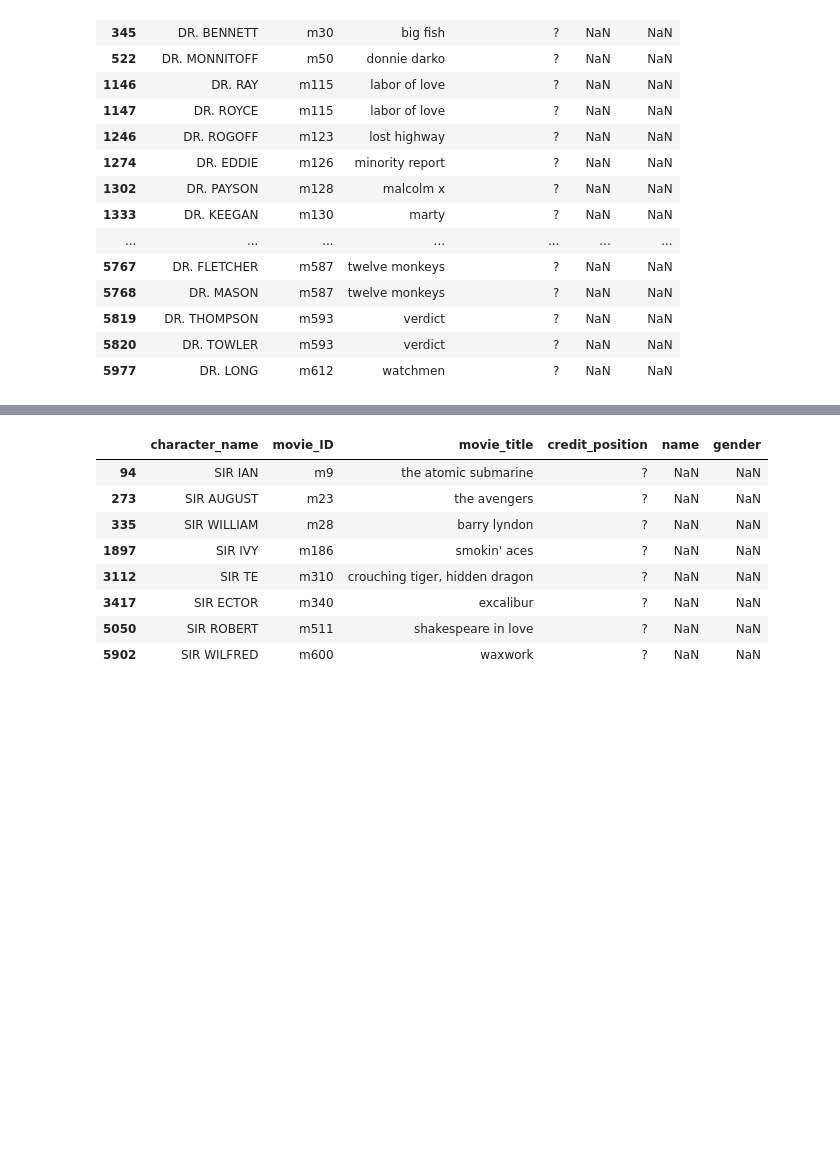
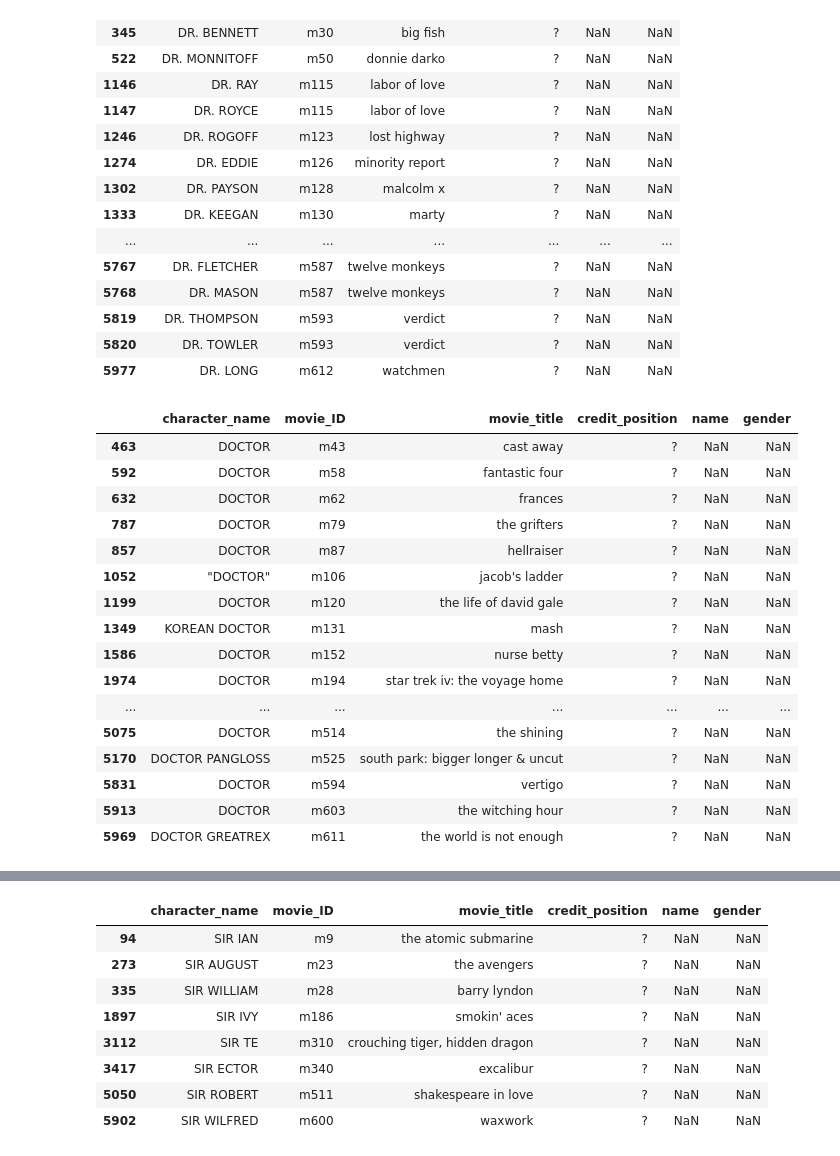
Before and after one commit to Data-Science-for-Linguists-2023/Movie-Gender-Dialogue-Analysis, a Jupyter notebook: Characters_Notebook.ipynb, the cells around one changed output, grey strips where cells are left out. Saved outputs shown, nothing was run; the diff lists cells and outputs as text; code cells hidden in the pictures; blank space fills up the shorter version.

```diff
--- a/Characters_Notebook.ipynb
+++ b/Characters_Notebook.ipynb
@@ -384,3 +384,23 @@ characters_ng_df[characters_ng_df.character_name.str.contains('DR. ')]
 | 5819 | DR. THOMPSON | m593 | verdict | ? | NaN | NaN |
 | 5820 | DR. TOWLER | m593 | verdict | ? | NaN | NaN |
 | 5977 | DR. LONG | m612 | watchmen | ? | NaN | NaN |
+# %%
+characters_ng_df[characters_ng_df.character_name.str.contains('DOCTOR')]
+# %% [output]
+|  | character_name | movie_ID | movie_title | credit_position | name | gender |
+| 463 | DOCTOR | m43 | cast away | ? | NaN | NaN |
+| 592 | DOCTOR | m58 | fantastic four | ? | NaN | NaN |
+| 632 | DOCTOR | m62 | frances | ? | NaN | NaN |
+| 787 | DOCTOR | m79 | the grifters | ? | NaN | NaN |
+| 857 | DOCTOR | m87 | hellraiser | ? | NaN | NaN |
+| 1052 | "DOCTOR" | m106 | jacob's ladder | ? | NaN | NaN |
+| 1199 | DOCTOR | m120 | the life of david gale | ? | NaN | NaN |
+| 1349 | KOREAN DOCTOR | m131 | mash | ? | NaN | NaN |
+| 1586 | DOCTOR | m152 | nurse betty | ? | NaN | NaN |
+| 1974 | DOCTOR | m194 | star trek iv: the voyage home | ? | NaN | NaN |
+| ... | ... | ... | ... | ... | ... | ... |
+| 5075 | DOCTOR | m514 | the shining | ? | NaN | NaN |
+| 5170 | DOCTOR PANGLOSS | m525 | south park: bigger longer & uncut | ? | NaN | NaN |
+| 5831 | DOCTOR | m594 | vertigo | ? | NaN | NaN |
+| 5913 | DOCTOR | m603 | the witching hour | ? | NaN | NaN |
+| 5969 | DOCTOR GREATREX | m611 | the world is not enough | ? | NaN | NaN |
```
Also changed, not shown: parts of 19 cells of this notebook.
